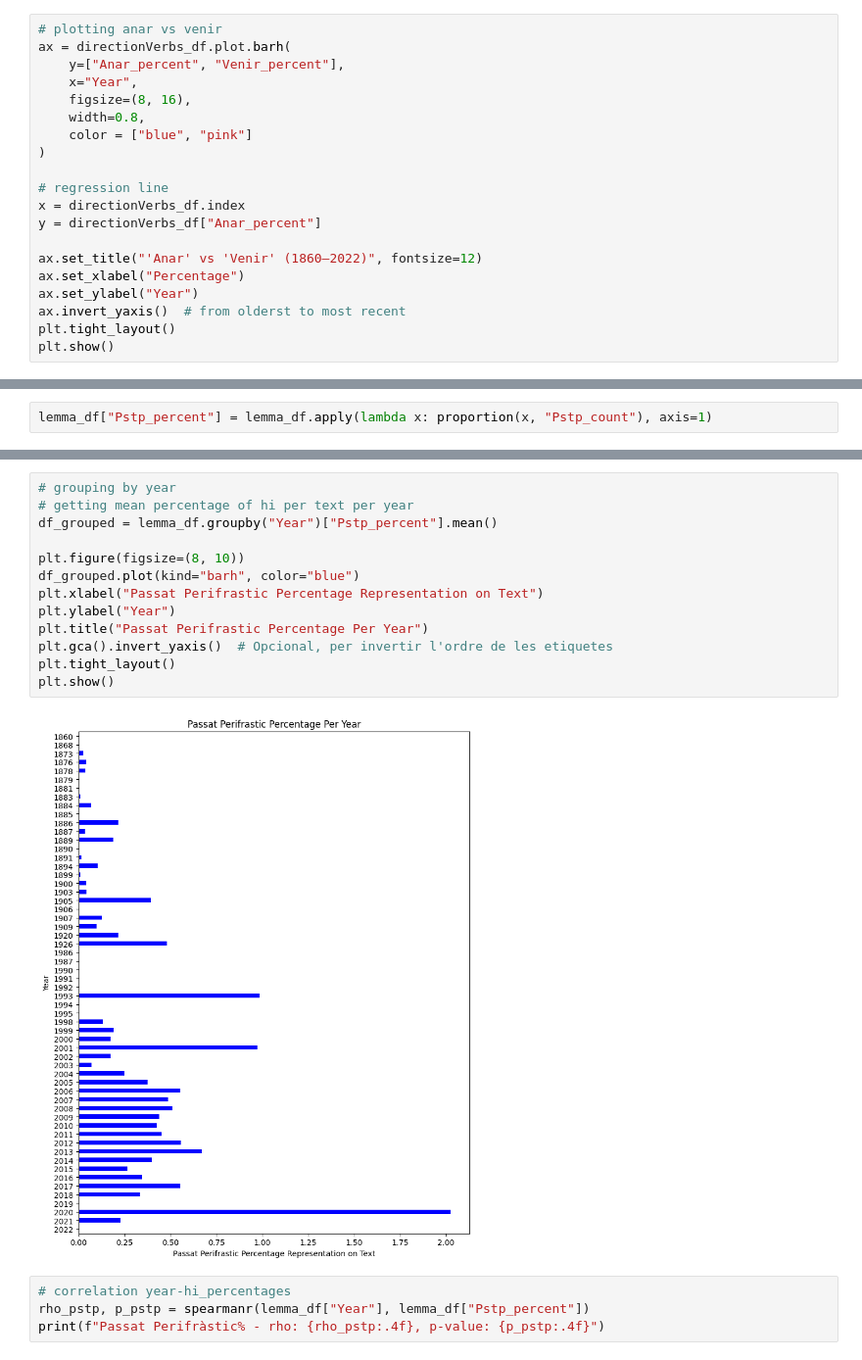
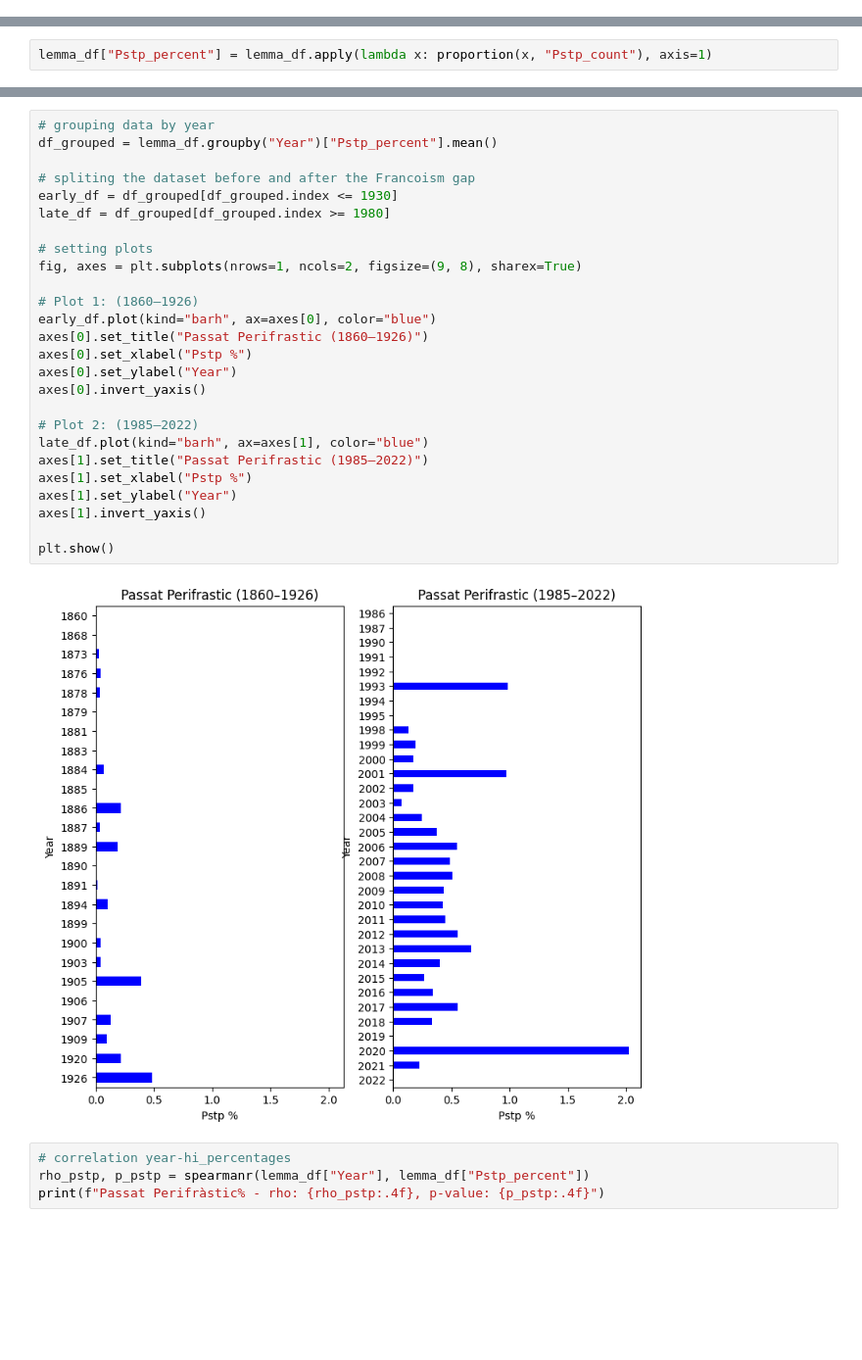
Before and after one commit to Data-Science-for-Linguists-2025/Linguistic-Markers-Catalan-Substitution, a Jupyter notebook: Analysis-1-LowLevel.ipynb, the cells around one changed output, grey strips where cells are left out. Shown at 98% size. Drawn from its saved outputs; the diff is of its cells as text; blank space fills up the shorter version.

```diff
--- a/Analysis-1-LowLevel.ipynb
+++ b/Analysis-1-LowLevel.ipynb
@@ -384,23 +399,3 @@ directionVerbs_df.head()
 | 2 | 1873 | 0.155179 | 0.116384 |
 | 3 | 1876 | 0.211039 | 0.040584 |
 | 4 | 1878 | 0.172159 | 0.024594 |
-# %%
-# plotting anar vs venir
-ax = directionVerbs_df.plot.barh(
-    y=["Anar_percent", "Venir_percent"],
-    x="Year",
-    figsize=(8, 16),
-    width=0.8,
-    color = ["blue", "pink"]
-)
-
-# regression line
-x = directionVerbs_df.index
-y = directionVerbs_df["Anar_percent"]
-
-ax.set_title("'Anar' vs 'Venir' (1860–2022)", fontsize=12)
-ax.set_xlabel("Percentage")
-ax.set_ylabel("Year")
-ax.invert_yaxis()  # from olderst to most recent
-plt.tight_layout()
-plt.show()
@@ -538,21 +568,34 @@ lemma_df.head(2)
 |  | Year | Line_id | Text | Text_len | toks | Len_toks | toks_low | hi | -hi | hi_count | ... |
 | 0 | 1926 | Discurs llegit per... donar a con... | L'home que per amor al estudi, im... | 37497 | [L', home, que, per, amor, al, es... | 7267 | [l', home, que, per, amor, al, es... | {(n', hi, hagi)} | {} | 1 | ... |
 | 1 | 1920 | Parlament llegit en la festa inau... | Cantaires de la Garriga, Senyores... | 9253 | [Cantaires, de, la, Garriga, ,, S... | 1865 | [cantaires, de, la, garriga, ,, s... | {(m', hi, vaig)} | {} | 1 | ... |
-# %%
-# grouping by year
-# getting mean percentage of hi per text per year
-df_grouped = lemma_df.groupby("Year")["Pstp_percent"].mean()
-
-plt.figure(figsize=(8, 10))
-df_grouped.plot(kind="barh", color="blue")
-plt.xlabel("Passat Perifrastic Percentage Representation on Text")
-plt.ylabel("Year")
-plt.title("Passat Perifrastic Percentage Per Year")
-plt.gca().invert_yaxis()  # Opcional, per invertir l'ordre de les etiquetes
-plt.tight_layout()
-plt.show()
-# %% [output]
-[figure, removed]
+# %%
+# grouping data by year
+df_grouped = lemma_df.groupby("Year")["Pstp_percent"].mean()
+
+# spliting the dataset before and after the Francoism gap
+early_df = df_grouped[df_grouped.index <= 1930]
+late_df = df_grouped[df_grouped.index >= 1980]
+
+# setting plots
+fig, axes = plt.subplots(nrows=1, ncols=2, figsize=(9, 8), sharex=True)
+
+# Plot 1: (1860–1926)
+early_df.plot(kind="barh", ax=axes[0], color="blue")
+axes[0].set_title("Passat Perifrastic (1860–1926)")
+axes[0].set_xlabel("Pstp %")
+axes[0].set_ylabel("Year")
+axes[0].invert_yaxis()
+
+# Plot 2: (1985–2022)
+late_df.plot(kind="barh", ax=axes[1], color="blue")
+axes[1].set_title("Passat Perifrastic (1985–2022)")
+axes[1].set_xlabel("Pstp %")
+axes[1].set_ylabel("Year")
+axes[1].invert_yaxis()
+
+plt.show()
+# %% [output]
+[figure, added]
 # %%
 # correlation year-hi_percentages
 rho_pstp, p_pstp = spearmanr(lemma_df["Year"], lemma_df["Pstp_percent"])
```
Also changed, not shown: parts of 17 cells of this notebook, 4 other files.
